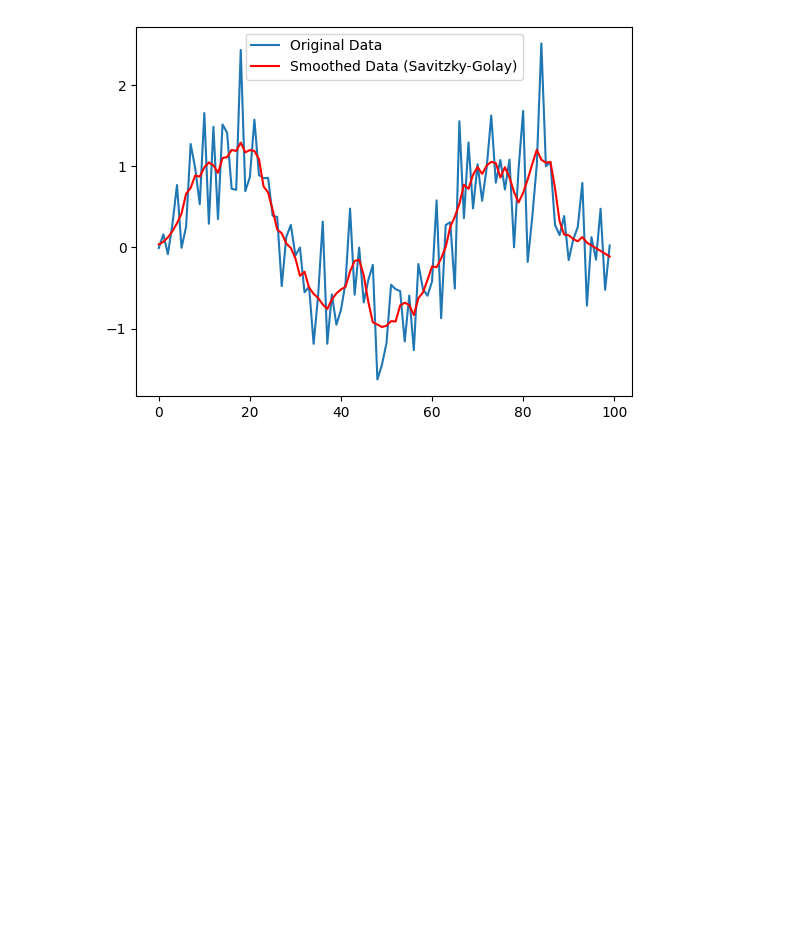
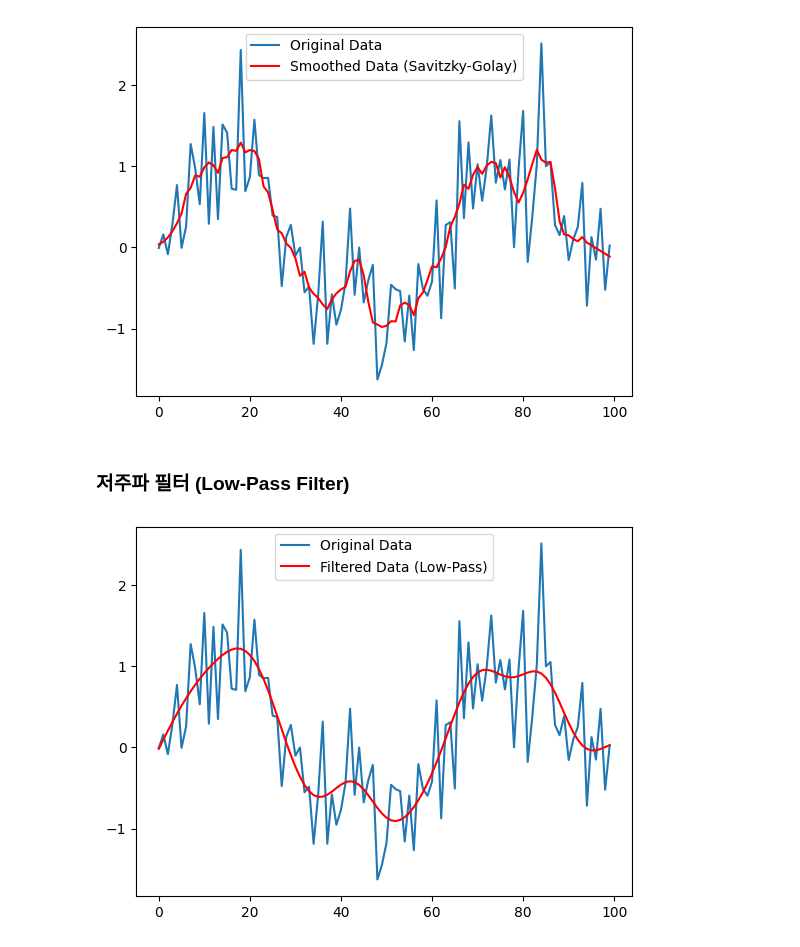
Before and after one commit to freejyb/kdigital, a Jupyter notebook: 시계열분석/Denoising 방법.ipynb, the cells around one changed output. Saved outputs shown, nothing was run; the diff lists cells and outputs as text; code cells hidden in the pictures; blank space fills up the shorter version.

```diff
--- a/시계열분석/Denoising 방법.ipynb
+++ b/시계열분석/Denoising 방법.ipynb
@@ -83,3 +83,27 @@ plt.legend()
 plt.show()
 # %% [output]
 [figure]
+# %% [markdown]
+### 저주파 필터 (Low-Pass Filter)
+# %%
+from scipy.signal import butter, filtfilt
+
+# 저주파 필터 설계
+def low_pass_filter(data, cutoff, fs, order=5):
+    nyquist = 0.5 * fs
+    normal_cutoff = cutoff / nyquist
+    b, a = butter(order, normal_cutoff, btype='low', analog=False)
+    return filtfilt(b, a, data)
+
+# 예제 데이터 생성
+fs = 30  # 샘플링 주파수
+cutoff = 2  # 컷오프 주파수
+filtered = low_pass_filter(data, cutoff, fs)
+
+# 결과 시각화
+plt.plot(data, label="Original Data")
+plt.plot(filtered, label="Filtered Data (Low-Pass)", color='red')
+plt.legend()
+plt.show()
+# %% [output]
+[figure, added]
```
